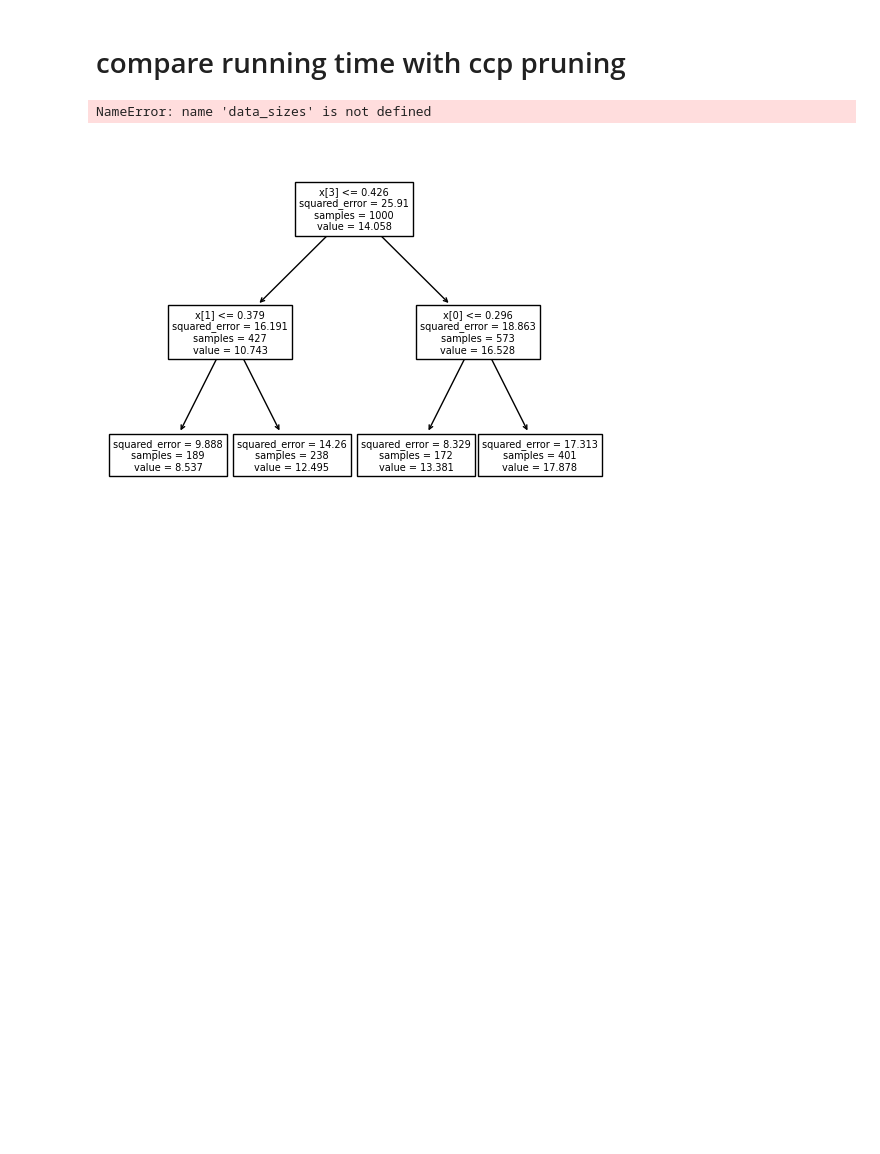
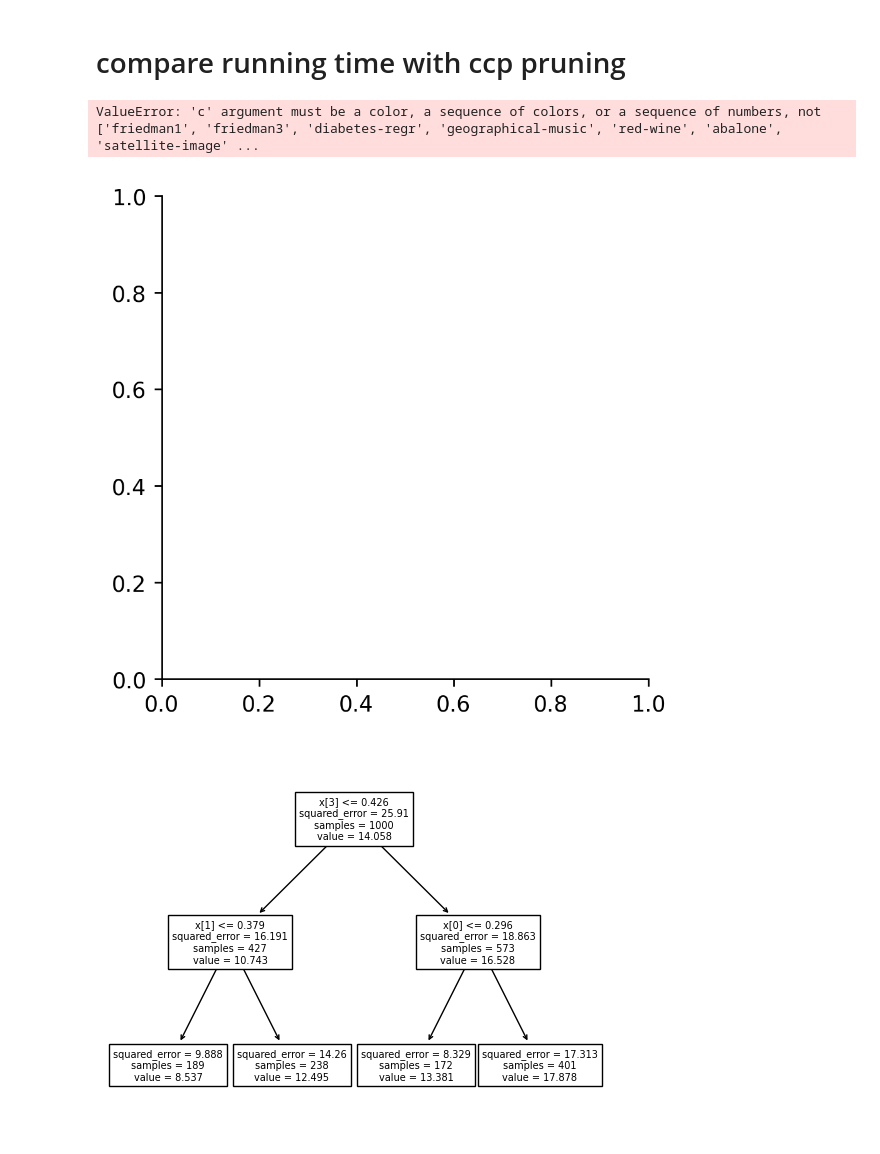
Before and after one commit to OmerRonen/imodels-experiments, a Jupyter notebook: notebooks/shrinkage/shrinkage_schemes.ipynb, the cells around one changed output. Drawn from its saved outputs; the diff is of its cells as text; code cells hidden in the pictures; blank space fills up the shorter version.

```diff
--- a/notebooks/shrinkage/shrinkage_schemes.ipynb
+++ b/notebooks/shrinkage/shrinkage_schemes.ipynb
@@ -86,22 +83,26 @@ plot_sim(n=400, std=1, reg_param=40, show='pass', shrinkage_scheme="ridge", ax=a
 # compare running time with ccp pruning
 # %%
 # load running_time, performance and data_sizes from config/shrinkage/ccp_expr.json file
-with open('ccp_expr.json', 'r') as f:
+with open('/accounts/campus/omer_ronen/projects/imodels-experiments/ccp_expr.json', 'r') as f:
     data = json.load(f)
 running_time = data['running_time']
 performance = data['performance']
 data_sizes = data['data_sizes']
 data_sizes = 4* (np.array(data_sizes) / np.max(data_sizes))
+dataset_name = data['dataset']
 
 fig, ax = plt.subplots(1, 1, figsize=(4, 4))
-ax.scatter(running_time['ccp'], performance['ccp'], s=data_sizes, label='ccp')
-ax.scatter(running_time['tv'], performance['tv'], s=data_sizes, label='tv')
+# plot running time vs performance, color accodring the different datasets and shape according to the method, size according to the data size
+
+ax.scatter(running_time['ccp'], performance['ccp'], s=data_sizes, label='ccp', c=dataset_name)
+ax.scatter(running_time['tv'], performance['tv'], s=data_sizes, label='tv', c=dataset_name)
 ax.set_xlabel('running time (seconds)')
 ax.set_ylabel('test mse')
 ax.legend()
 plt.show()
 # %% [output]
-NameError: name 'data_sizes' is not defined
+ValueError: 'c' argument must be a color, a sequence of colors, or a sequence of numbers, not ['friedman1', 'friedman3', 'diabetes-regr', 'geographical-music', 'red-wine', 'abalone', 'satellite-image' ...
+[figure, added]
 # %%
 from sklearn.datasets import make_friedman1
 
```
Also changed, not shown: parts of 1 cell of this notebook, 1 other file.
